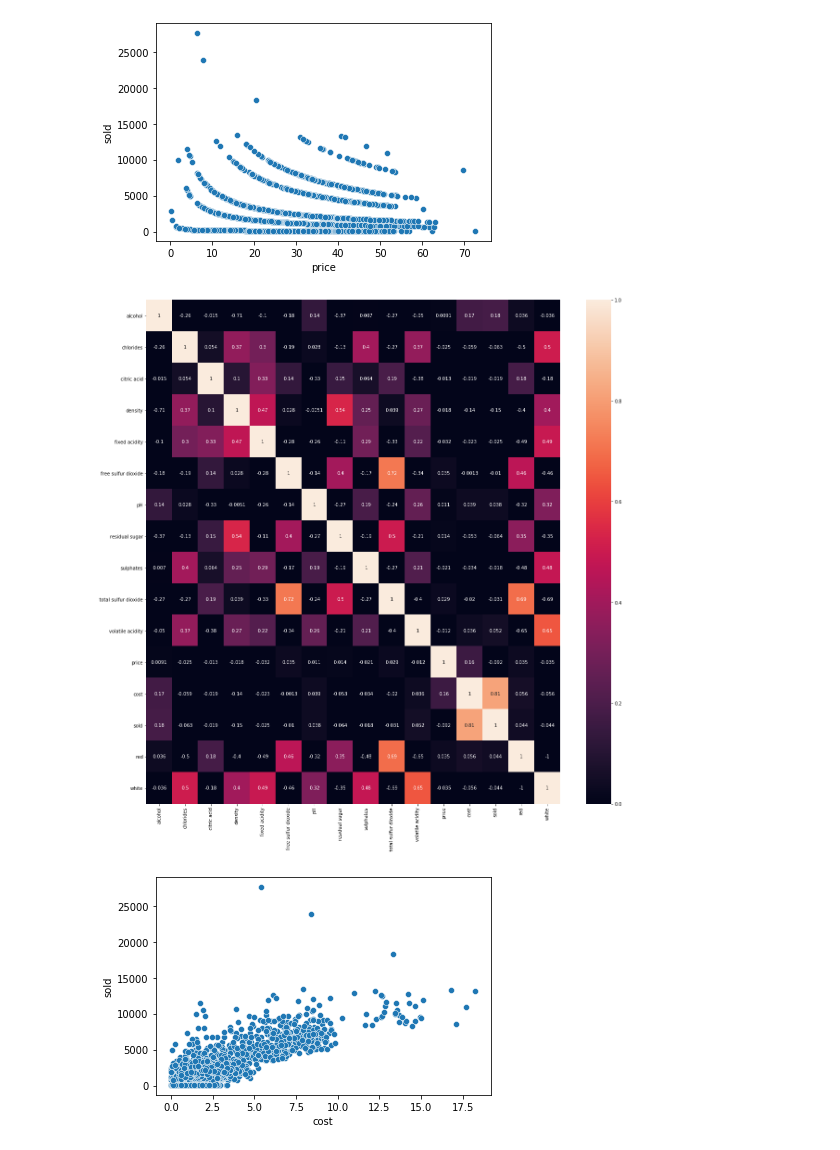
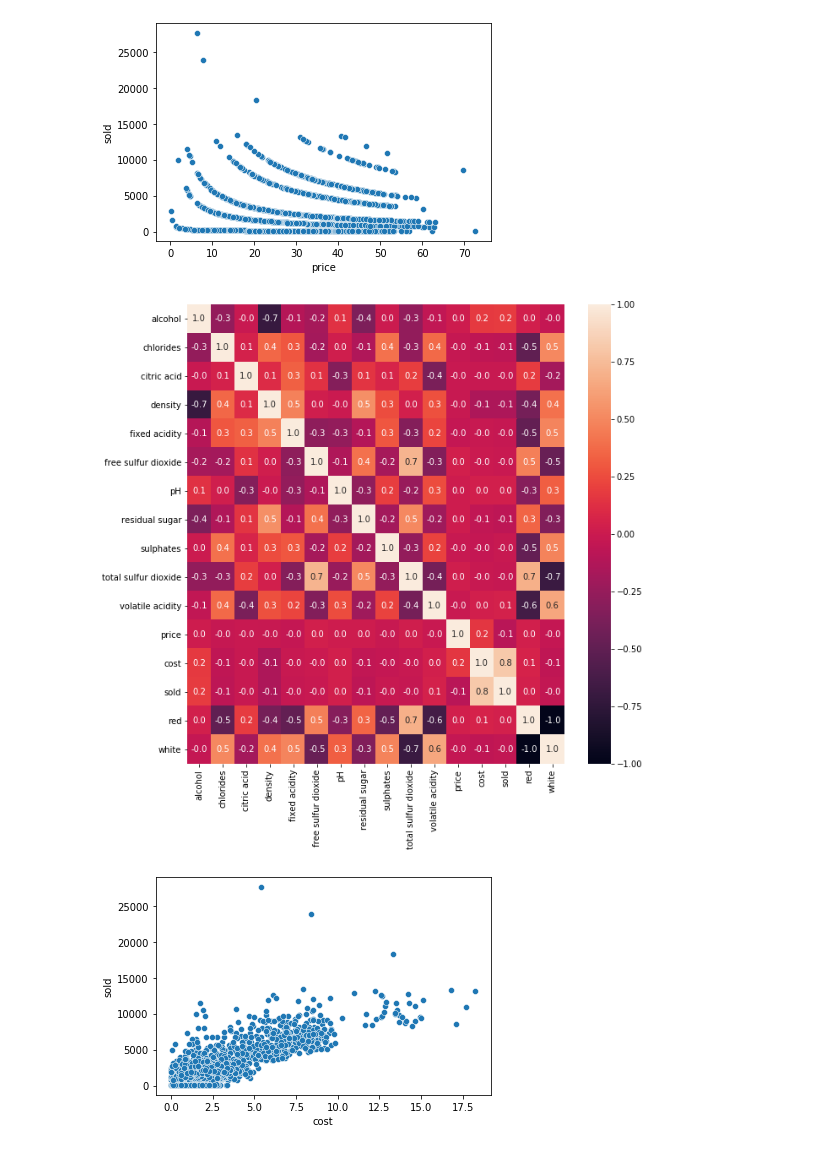
Before and after one commit to raquelcreis/wine_profit, a Jupyter notebook: notebook.ipynb, the cells around one changed output. Cells and saved outputs as stored; diff of their text form; code cells hidden in the pictures.

```diff
--- a/notebook.ipynb
+++ b/notebook.ipynb
@@ -109,10 +109,10 @@ ax = sns.scatterplot(data= df, x = "price", y="sold")
 # %% [output]
 [figure]
 # %%
-plt.figure(figsize=(20,20))
-corr = sns.heatmap(df.corr(),vmin=0,vmax=1, annot=True)
+plt.figure(figsize=(10,10))
+corr = sns.heatmap(df.corr(),annot=True,fmt = ".1f")
 # %% [output]
-[figure, old version]
+[figure, new version]
 # %%
 ax = sns.scatterplot(data= df, x = "cost", y="sold")
 # %% [output]
```
Also changed, not shown: parts of 4 cells of this notebook.
